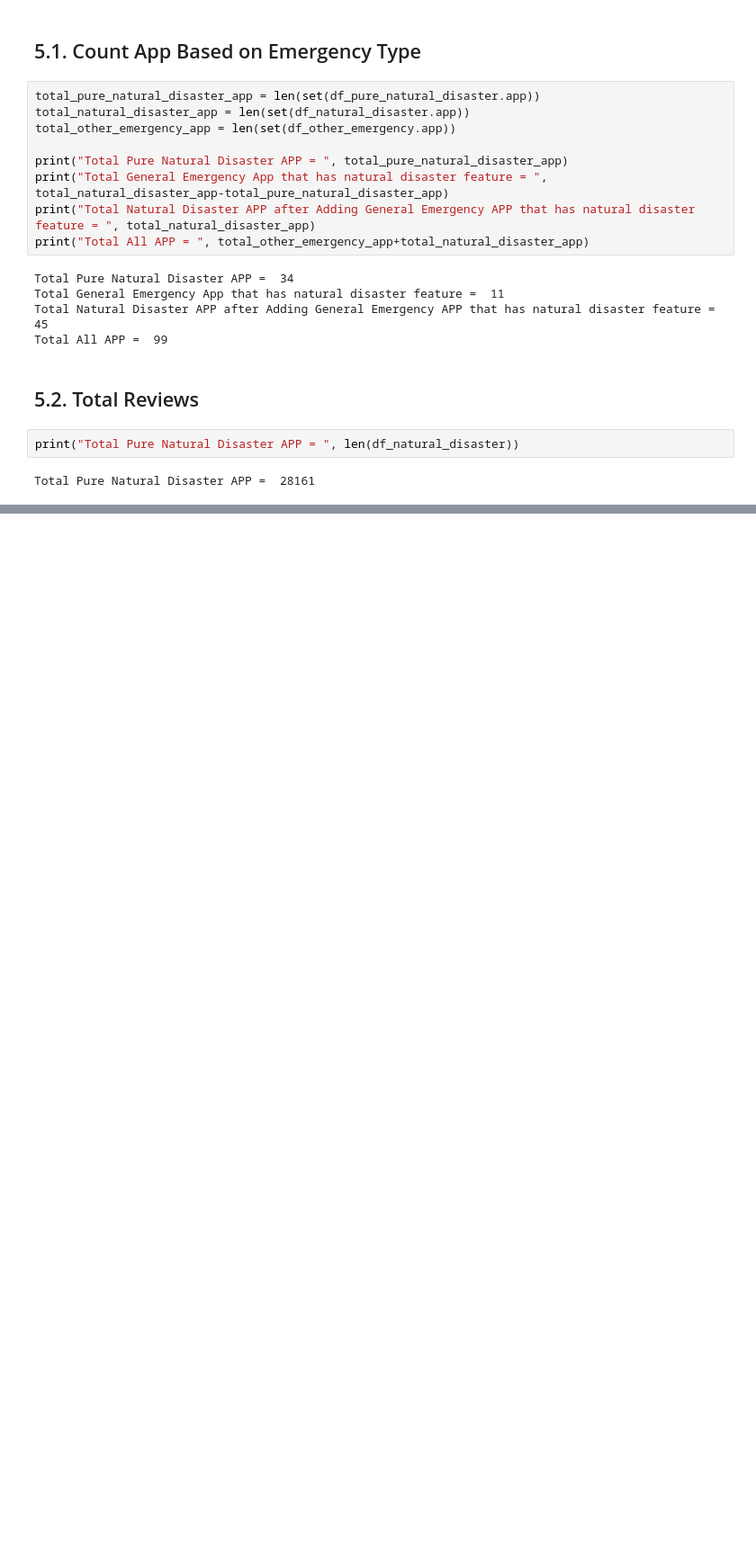
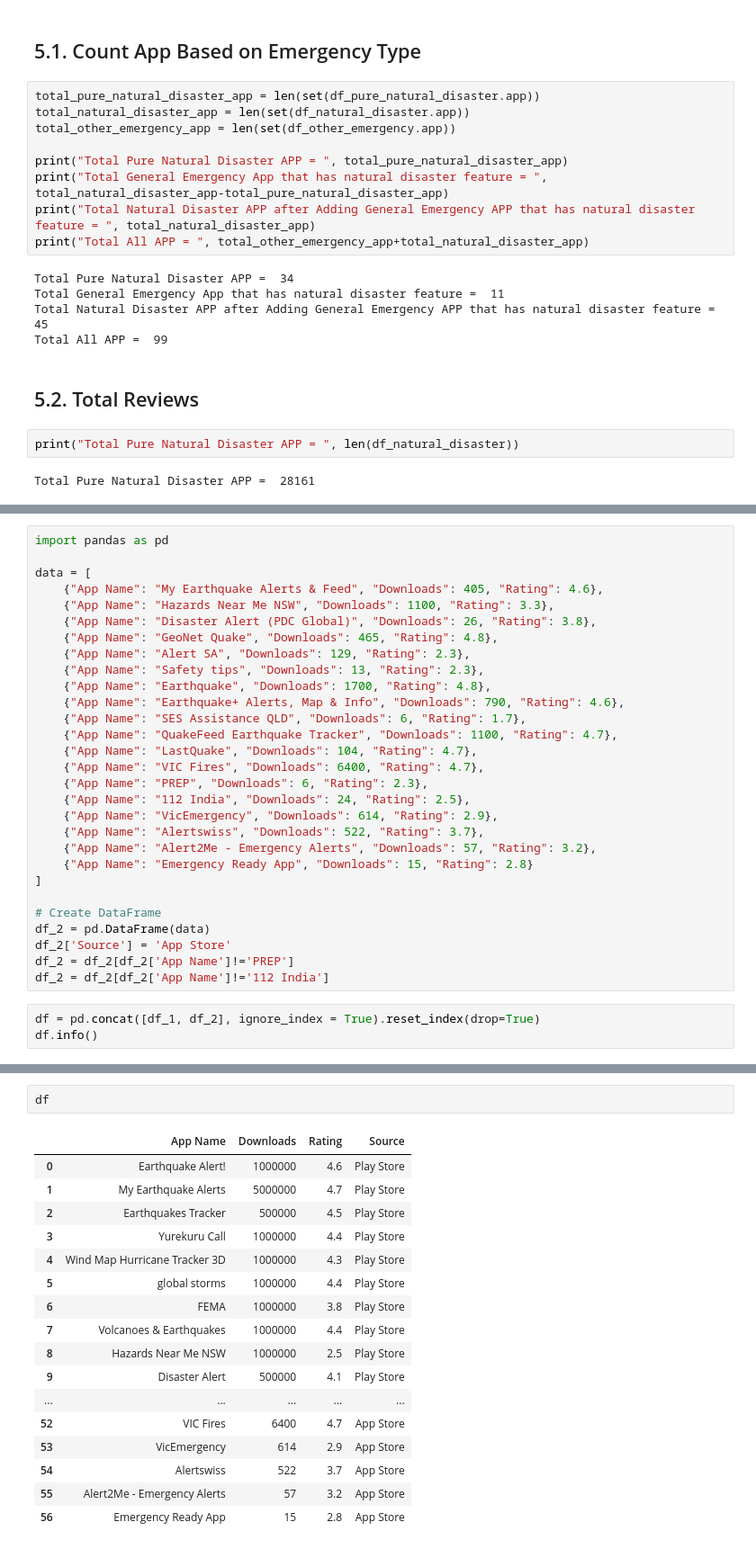
Before and after one commit to Syukrondzeko/natural-disaster-app-review-analysis, a Jupyter notebook: notebook/3. Exploratory Data Analysis.ipynb, the cells around one changed output, grey strips where cells are left out. Shown: that part at 90% size. Drawn from its saved outputs; the diff is of its cells as text; blank space fills up the shorter version.

Commit message:
remove prep and 112 india app and add EDA

```diff
--- a/notebook/3. Exploratory Data Analysis.ipynb
+++ b/notebook/3. Exploratory Data Analysis.ipynb
@@ -133,0 +287,32 @@ Total Pure Natural Disaster APP =  28161
+# %%
+import pandas as pd
+
+data = [
+    {"App Name": "My Earthquake Alerts & Feed", "Downloads": 405, "Rating": 4.6},
+    {"App Name": "Hazards Near Me NSW", "Downloads": 1100, "Rating": 3.3},
+    {"App Name": "Disaster Alert (PDC Global)", "Downloads": 26, "Rating": 3.8},
+    {"App Name": "GeoNet Quake", "Downloads": 465, "Rating": 4.8},
+    {"App Name": "Alert SA", "Downloads": 129, "Rating": 2.3},
+    {"App Name": "Safety tips", "Downloads": 13, "Rating": 2.3},
+    {"App Name": "Earthquake", "Downloads": 1700, "Rating": 4.8},
+    {"App Name": "Earthquake+ Alerts, Map & Info", "Downloads": 790, "Rating": 4.6},
+    {"App Name": "SES Assistance QLD", "Downloads": 6, "Rating": 1.7},
+    {"App Name": "QuakeFeed Earthquake Tracker", "Downloads": 1100, "Rating": 4.7},
+    {"App Name": "LastQuake", "Downloads": 104, "Rating": 4.7},
+    {"App Name": "VIC Fires", "Downloads": 6400, "Rating": 4.7},
+    {"App Name": "PREP", "Downloads": 6, "Rating": 2.3},
+    {"App Name": "112 India", "Downloads": 24, "Rating": 2.5},
+    {"App Name": "VicEmergency", "Downloads": 614, "Rating": 2.9},
+    {"App Name": "Alertswiss", "Downloads": 522, "Rating": 3.7},
+    {"App Name": "Alert2Me - Emergency Alerts", "Downloads": 57, "Rating": 3.2},
+    {"App Name": "Emergency Ready App", "Downloads": 15, "Rating": 2.8}
+]
+
+# Create DataFrame
+df_2 = pd.DataFrame(data)
+df_2['Source'] = 'App Store'
+df_2 = df_2[df_2['App Name']!='PREP']
+df_2 = df_2[df_2['App Name']!='112 India']
+# %%
+df = pd.concat([df_1, df_2], ignore_index = True).reset_index(drop=True)
+df.info()
@@ -133,0 +500,20 @@ Total Pure Natural Disaster APP =  28161
+# %%
+df
+# %% [output]
+|  | App Name | Downloads | Rating | Source |
+| 0 | Earthquake Alert! | 1000000 | 4.6 | Play Store |
+| 1 | My Earthquake Alerts | 5000000 | 4.7 | Play Store |
+| 2 | Earthquakes Tracker | 500000 | 4.5 | Play Store |
+| 3 | Yurekuru Call | 1000000 | 4.4 | Play Store |
+| 4 | Wind Map Hurricane Tracker 3D | 1000000 | 4.3 | Play Store |
+| 5 | global storms | 1000000 | 4.4 | Play Store |
+| 6 | FEMA | 1000000 | 3.8 | Play Store |
+| 7 | Volcanoes & Earthquakes | 1000000 | 4.4 | Play Store |
+| 8 | Hazards Near Me NSW | 1000000 | 2.5 | Play Store |
+| 9 | Disaster Alert | 500000 | 4.1 | Play Store |
+| ... | ... | ... | ... | ... |
+| 52 | VIC Fires | 6400 | 4.7 | App Store |
+| 53 | VicEmergency | 614 | 2.9 | App Store |
+| 54 | Alertswiss | 522 | 3.7 | App Store |
+| 55 | Alert2Me - Emergency Alerts | 57 | 3.2 | App Store |
+| 56 | Emergency Ready App | 15 | 2.8 | App Store |
```
Also changed, not shown: parts of 26 cells of this notebook, 4 other files.
